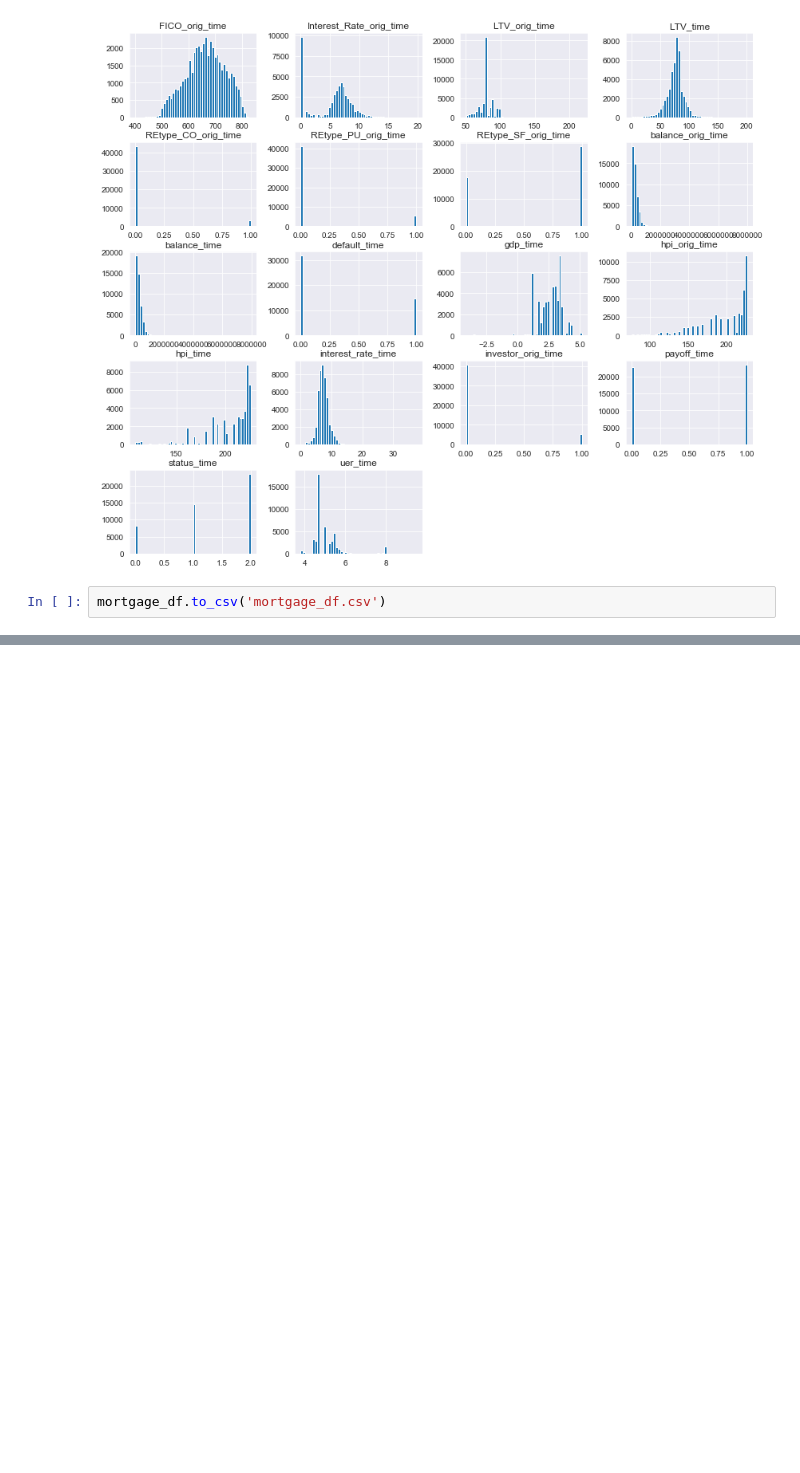
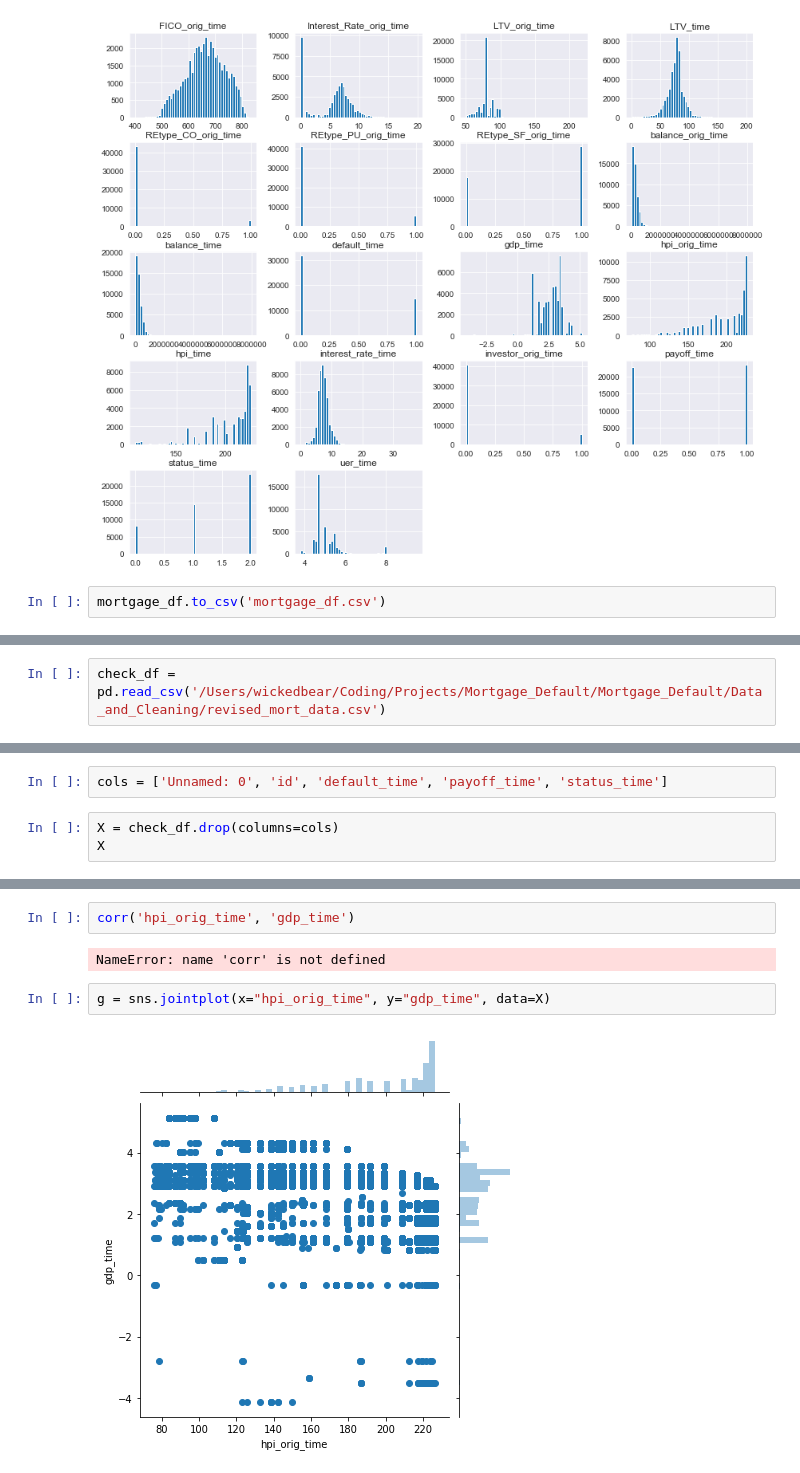
Before and after one commit to WickedoneC/Mortgage_Default, a Jupyter notebook: Data_and_Cleaning/Mortgage_Cleaning.ipynb, the cells around one changed output, grey strips where cells are left out. Drawn from its saved outputs; the diff is of its cells as text; blank space fills up the shorter version.

```diff
--- a/Data_and_Cleaning/Mortgage_Cleaning.ipynb
+++ b/Data_and_Cleaning/Mortgage_Cleaning.ipynb
@@ -596,0 +601,2 @@ mortgage_df.to_csv('mortgage_df.csv')
+# %%
+check_df = pd.read_csv('/Users/wickedbear/Coding/Projects/Mortgage_Default/Mortgage_Default/Data_and_Cleaning/revised_mort_data.csv')
@@ -596,0 +619,5 @@ mortgage_df.to_csv('mortgage_df.csv')
+# %%
+cols = ['Unnamed: 0', 'id', 'default_time', 'payoff_time', 'status_time']
+# %%
+X = check_df.drop(columns=cols)
+X
@@ -596,0 +638,8 @@ mortgage_df.to_csv('mortgage_df.csv')
+# %%
+corr('hpi_orig_time', 'gdp_time')
+# %% [output]
+NameError: name 'corr' is not defined
+# %%
+g = sns.jointplot(x="hpi_orig_time", y="gdp_time", data=X)
+# %% [output]
+[figure, added]
```
Also changed, not shown: parts of 16 cells of this notebook, 3 other files.
